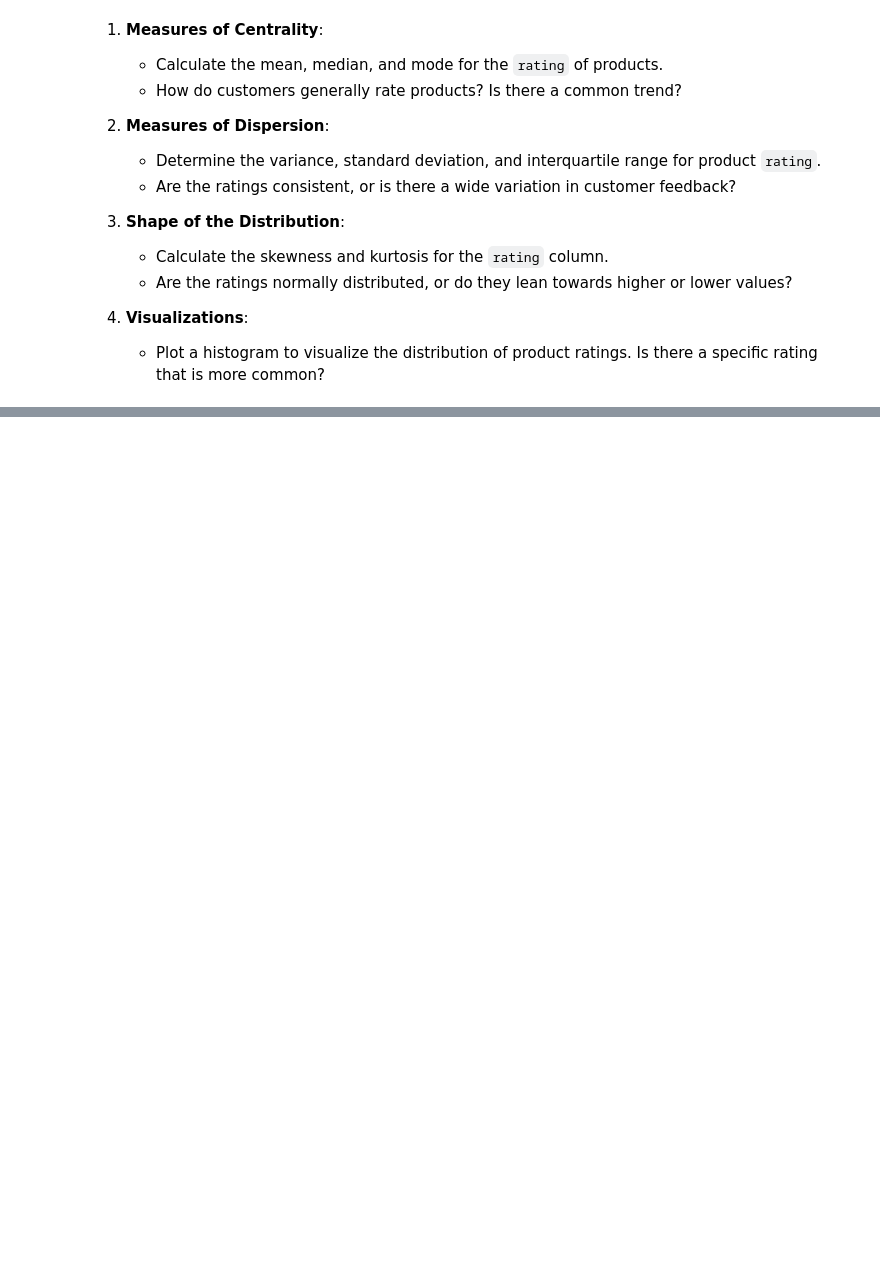
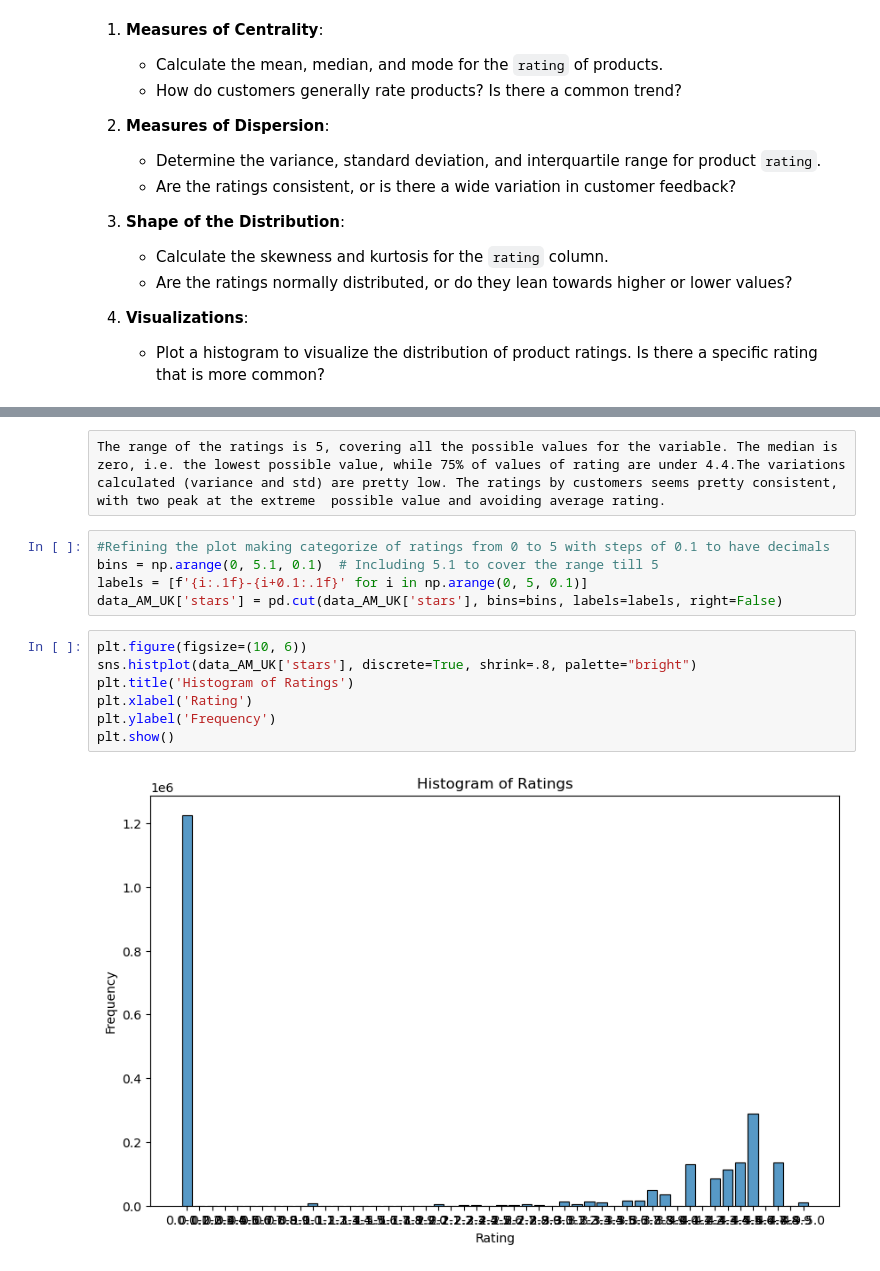
Before and after one commit to TaniaZakowski/lab-eda-univariate, a Jupyter notebook: lab-eda-univariate.ipynb, the cells around one changed output, grey strips where cells are left out. Saved outputs shown, nothing was run; the diff lists cells and outputs as text; blank space fills up the shorter version.

```diff
--- a/lab-eda-univariate.ipynb
+++ b/lab-eda-univariate.ipynb
@@ -221,0 +278,16 @@ data_AM_UK.sort_values(by='price', ascending=False).head(2)
+# %% [raw]
+The range of the ratings is 5, covering all the possible values for the variable. The median is zero, i.e. the lowest possible value, while 75% of values of rating are under 4.4.The variations calculated (variance and std) are pretty low. The ratings by customers seems pretty consistent, with two peak at the extreme  possible value and avoiding average rating.
+# %%
+#Refining the plot making categorize of ratings from 0 to 5 with steps of 0.1 to have decimals
+bins = np.arange(0, 5.1, 0.1)  # Including 5.1 to cover the range till 5
+labels = [f'{i:.1f}-{i+0.1:.1f}' for i in np.arange(0, 5, 0.1)]
+data_AM_UK['stars'] = pd.cut(data_AM_UK['stars'], bins=bins, labels=labels, right=False)
+# %%
+plt.figure(figsize=(10, 6))
+sns.histplot(data_AM_UK['stars'], discrete=True, shrink=.8, palette="bright")
+plt.title('Histogram of Ratings')
+plt.xlabel('Rating')
+plt.ylabel('Frequency')
+plt.show()
+# %% [output]
+[figure, added]
```
Also changed, not shown: parts of 10 cells of this notebook.
